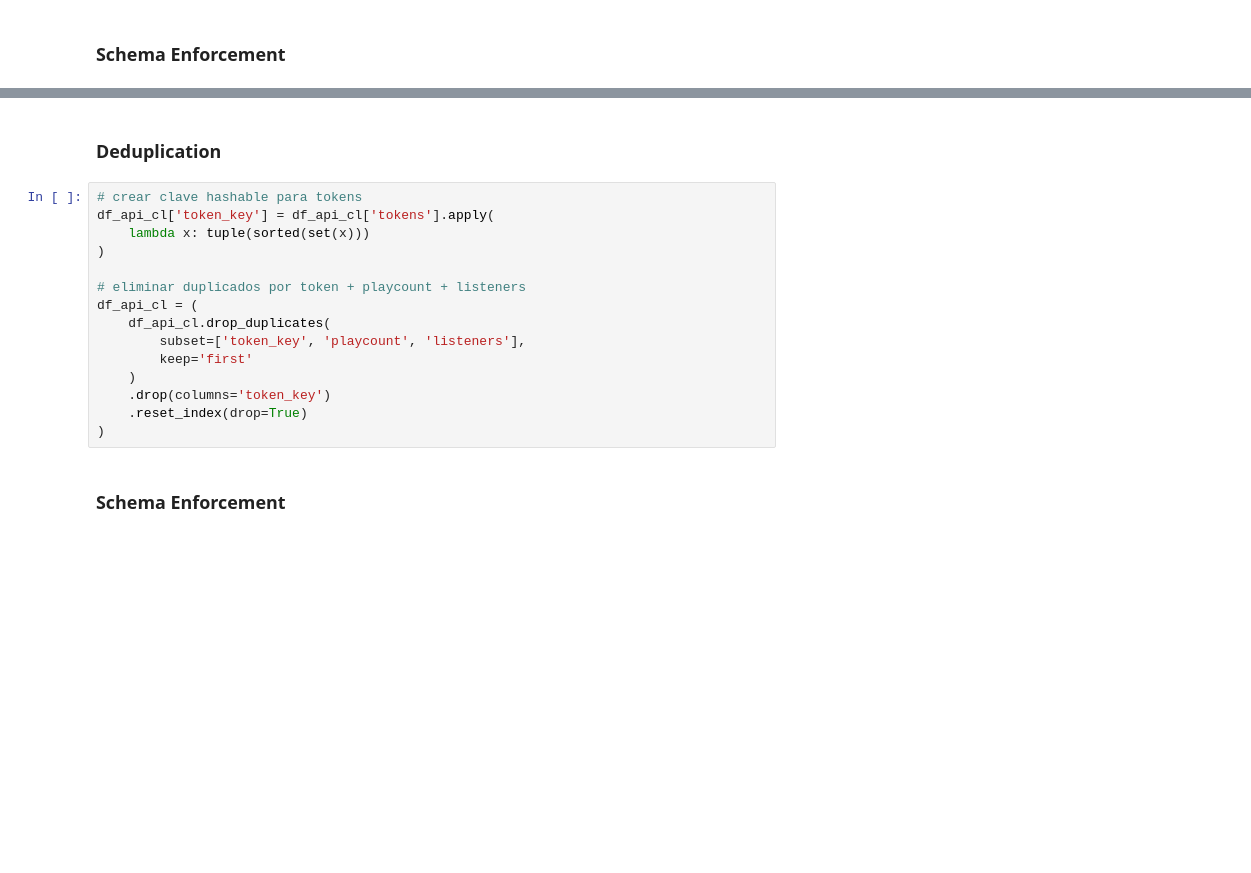
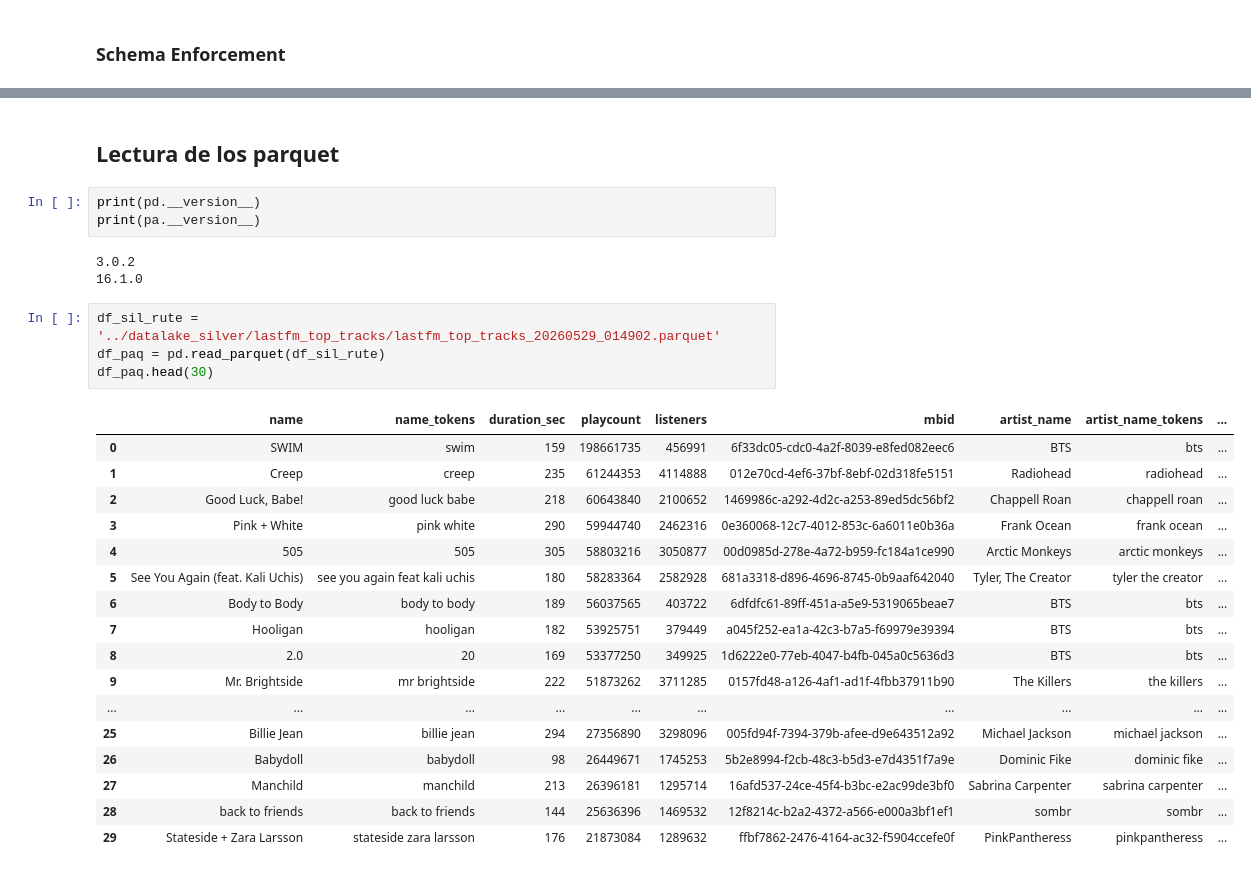
Before and after one commit to lozway/DataAnalysis, a Jupyter notebook: notebooks/esqm_limpieza.ipynb, the cells around one changed output, grey strips where cells are left out. Cells and saved outputs as stored; diff of their text form; blank space fills up the shorter version.

```diff
--- a/notebooks/esqm_limpieza.ipynb
+++ b/notebooks/esqm_limpieza.ipynb
@@ -850,19 +685,30 @@ Por la naturaleza de la variable se mantiene estos outliers en la variable playc
-# %% [markdown]
-### Deduplication
-# %%
-# crear clave hashable para tokens
-df_api_cl['token_key'] = df_api_cl['tokens'].apply(
-    lambda x: tuple(sorted(set(x)))
-)
-
-# eliminar duplicados por token + playcount + listeners
-df_api_cl = (
-    df_api_cl.drop_duplicates(
-        subset=['token_key', 'playcount', 'listeners'],
-        keep='first'
-    )
-    .drop(columns='token_key')
-    .reset_index(drop=True)
-)
-# %% [markdown]
-### Schema Enforcement
+# %% [markdown]
+## Lectura de los parquet
+# %%
+print(pd.__version__)
+print(pa.__version__)
+# %% [output]
+3.0.2
+16.1.0
+# %%
+df_sil_rute = '../datalake_silver/lastfm_top_tracks/lastfm_top_tracks_20260529_014902.parquet'
+df_paq = pd.read_parquet(df_sil_rute)
+df_paq.head(30)
+# %% [output]
+|  | name | name_tokens | duration_sec | playcount | listeners | mbid | artist_name | artist_name_tokens | ... |
+| 0 | SWIM | swim | 159 | 198661735 | 456991 | 6f33dc05-cdc0-4a2f-8039-e8fed082eec6 | BTS | bts | ... |
+| 1 | Creep | creep | 235 | 61244353 | 4114888 | 012e70cd-4ef6-37bf-8ebf-02d318fe5151 | Radiohead | radiohead | ... |
+| 2 | Good Luck, Babe! | good luck babe | 218 | 60643840 | 2100652 | 1469986c-a292-4d2c-a253-89ed5dc56bf2 | Chappell Roan | chappell roan | ... |
+| 3 | Pink + White | pink white | 290 | 59944740 | 2462316 | 0e360068-12c7-4012-853c-6a6011e0b36a | Frank Ocean | frank ocean | ... |
+| 4 | 505 | 505 | 305 | 58803216 | 3050877 | 00d0985d-278e-4a72-b959-fc184a1ce990 | Arctic Monkeys | arctic monkeys | ... |
+| 5 | See You Again (feat. Kali Uchis) | see you again feat kali uchis | 180 | 58283364 | 2582928 | 681a3318-d896-4696-8745-0b9aaf642040 | Tyler, The Creator | tyler the creator | ... |
+| 6 | Body to Body | body to body | 189 | 56037565 | 403722 | 6dfdfc61-89ff-451a-a5e9-5319065beae7 | BTS | bts | ... |
+| 7 | Hooligan | hooligan | 182 | 53925751 | 379449 | a045f252-ea1a-42c3-b7a5-f69979e39394 | BTS | bts | ... |
+| 8 | 2.0 | 20 | 169 | 53377250 | 349925 | 1d6222e0-77eb-4047-b4fb-045a0c5636d3 | BTS | bts | ... |
+| 9 | Mr. Brightside | mr brightside | 222 | 51873262 | 3711285 | 0157fd48-a126-4af1-ad1f-4fbb37911b90 | The Killers | the killers | ... |
+| ... | ... | ... | ... | ... | ... | ... | ... | ... | ... |
+| 25 | Billie Jean | billie jean | 294 | 27356890 | 3298096 | 005fd94f-7394-379b-afee-d9e643512a92 | Michael Jackson | michael jackson | ... |
+| 26 | Babydoll | babydoll | 98 | 26449671 | 1745253 | 5b2e8994-f2cb-48c3-b5d3-e7d4351f7a9e | Dominic Fike | dominic fike | ... |
+| 27 | Manchild | manchild | 213 | 26396181 | 1295714 | 16afd537-24ce-45f4-b3bc-e2ac99de3bf0 | Sabrina Carpenter | sabrina carpenter | ... |
+| 28 | back to friends | back to friends | 144 | 25636396 | 1469532 | 12f8214c-b2a2-4372-a566-e000a3bf1ef1 | sombr | sombr | ... |
+| 29 | Stateside + Zara Larsson | stateside zara larsson | 176 | 21873084 | 1289632 | ffbf7862-2476-4164-ac32-f5904ccefe0f | PinkPantheress | pinkpantheress | ... |
```
Also changed, not shown: parts of 26 cells of this notebook, 2 other files.
